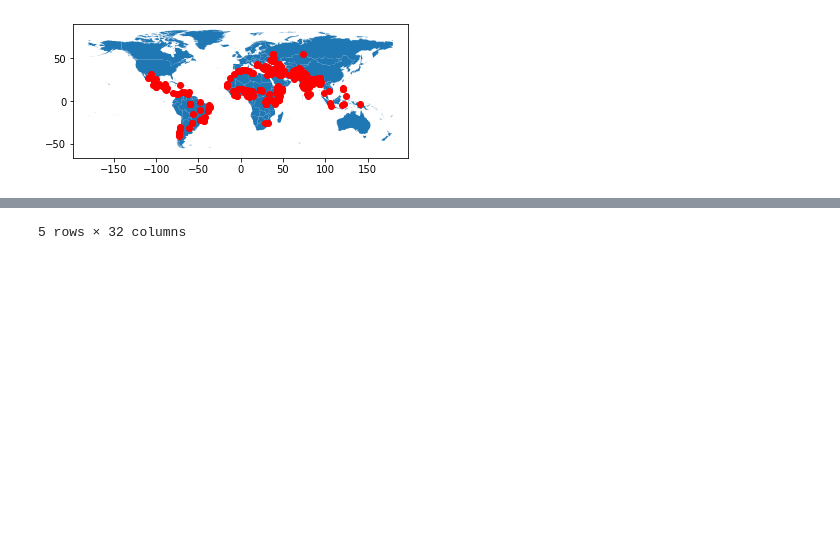
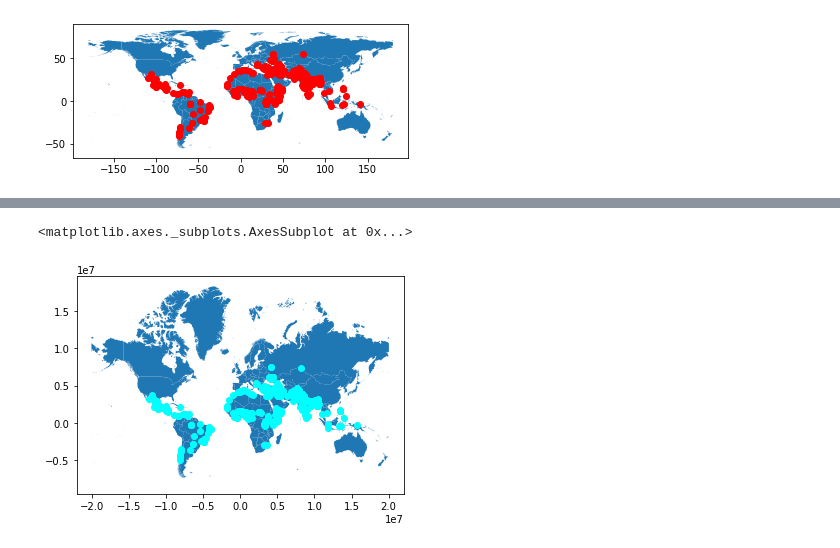
Before and after one commit to Samarth-991/Leveraging-GPS-Data-for-Machine-Learning, a Jupyter notebook: Introduction_to_geo-Pandas.ipynb, the cells around one changed output, grey strips where cells are left out. Cells and saved outputs as stored; diff of their text form; code cells hidden in the pictures; blank space fills up the shorter version.

```diff
--- a/Introduction_to_geo-Pandas.ipynb
+++ b/Introduction_to_geo-Pandas.ipynb
@@ -254,5 +254,8 @@ conflicts.plot(ax=ax,color='red') # crs 3395
 <matplotlib.axes._subplots.AxesSubplot at 0x...>
 [figure]
 # %%
-conflicts_projected = conflicts
+conflicts_projected = conflicts.to_crs(epsg=3395)
+fig,ax = plt.subplots()
+countries_projected.plot(ax=ax)
+conflicts_projected.plot(ax=ax,color='cyan')
 # %% [output]
@@ -265 +262,2 @@ conflicts_projected = conflicts
-5 rows × 32 columns
+<matplotlib.axes._subplots.AxesSubplot at 0x...>
+[figure, added]
```
Also changed, not shown: parts of 71 cells of this notebook.
